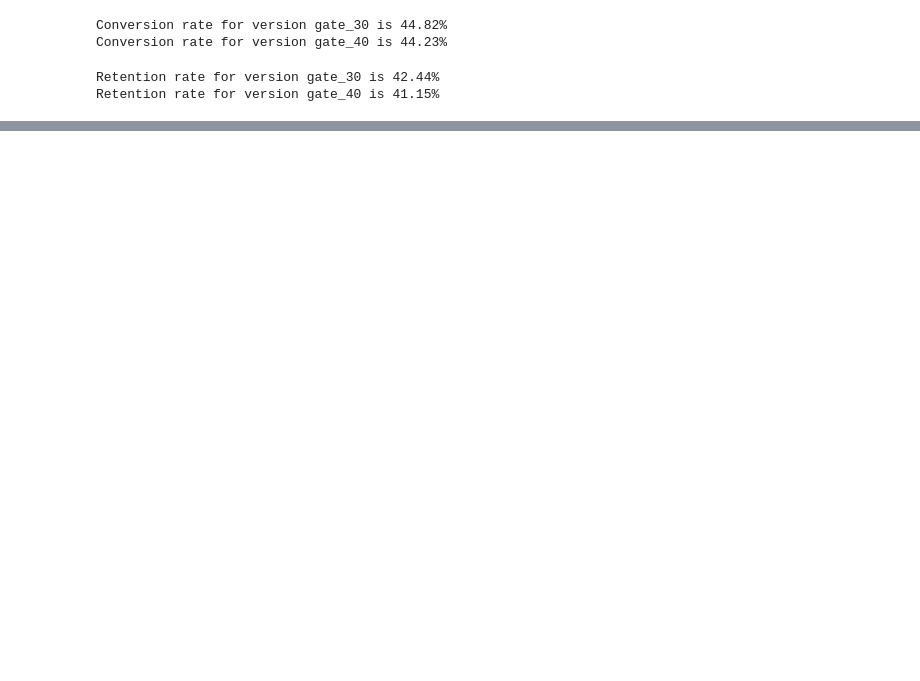
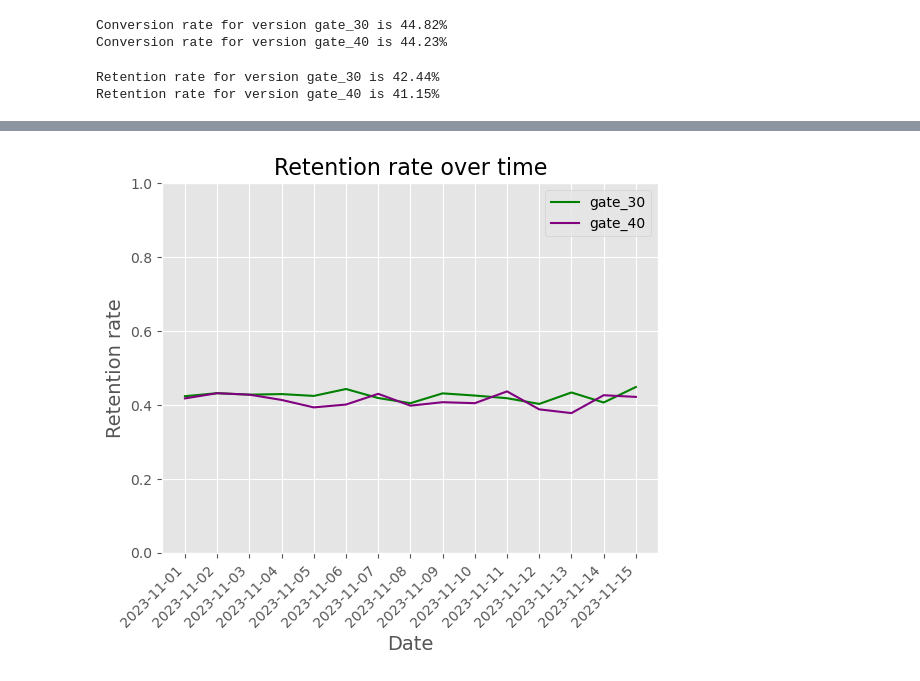
Before and after one commit to stepanaromanov/python_for_marketing_research_and_analytics, a Jupyter notebook: 1_analyzing_marketing_campaigns_with_pandas/analyzing_marketing_campaigns_with_pandas.ipynb, the cells around one changed output, grey strips where cells are left out. Drawn from its saved outputs; the diff is of its cells as text; code cells hidden in the pictures; blank space fills up the shorter version.

```diff
--- a/1_analyzing_marketing_campaigns_with_pandas/analyzing_marketing_campaigns_with_pandas.ipynb
+++ b/1_analyzing_marketing_campaigns_with_pandas/analyzing_marketing_campaigns_with_pandas.ipynb
@@ -58,2 +48,6 @@ plt.show()
+# %%
+#split data by game version
+gate_30_data = data[data['version'] == 'gate_30']
+gate_40_data = data[data['version'] == 'gate_40']
 # %%
 # calculate conversion rate for both versions
@@ -80,0 +100,41 @@ Retention rate for version gate_40 is 41.15%
+# %%
+# daily retention over time
+total_gate_30_by_date = gate_30_data[gate_30_data['converted'] == True].groupby(['subscribed'])['userid'].nunique()
+total_gate_40_by_date = gate_40_data[gate_40_data['converted'] == True].groupby(['subscribed'])['userid'].nunique()
+
+retained_gate_30_by_date = gate_30_data[gate_30_data['retention_7'] == True].groupby(['subscribed'])['userid'].nunique()
+retained_gate_40_by_date = gate_40_data[gate_40_data['retention_7'] == True].groupby(['subscribed'])['userid'].nunique()
+
+daily_retention_rate_gate_30 = retained_gate_30_by_date / total_gate_30_by_date
+daily_retention_rate_gate_40 = retained_gate_40_by_date / total_gate_40_by_date
+
+# turn series to dataframes and reset index; then merge dataframes
+daily_retention_rate_gate_30 = pd.DataFrame(daily_retention_rate_gate_30.reset_index())
+daily_retention_rate_gate_30.columns = ['date_subscribed', 'retention_rate_gate_30']
+
+daily_retention_rate_gate_40 = pd.DataFrame(daily_retention_rate_gate_40.reset_index())
+daily_retention_rate_gate_40.columns = ['date_subscribed', 'retention_rate_gate_40']
+daily_retention_rate = pd.merge(daily_retention_rate_gate_30,
+                                daily_retention_rate_gate_40,
+                                how="inner",
+                                on='date_subscribed')
+
+#plot individual lines with custom colors and styles
+plt.plot(daily_retention_rate['retention_rate_gate_30'], label='gate_30', color='green')
+plt.plot(daily_retention_rate['retention_rate_gate_40'], label='gate_40', color='purple')
+
+#add legend
+plt.legend()
+
+#add axis labels and a title
+plt.xticks(daily_retention_rate.index, [str(x)[:10] for x in daily_retention_rate['date_subscribed'].values])
+plt.xticks(rotation=45, ha='right')
+plt.ylabel('Retention rate', fontsize=14)
+plt.xlabel('Date', fontsize=14)
+plt.title('Retention rate over time', fontsize=16)
+plt.ylim(0, 1)
+
+#display plot
+plt.show()
+# %% [output]
+[figure, added]
```
Also changed, not shown: parts of 10 cells of this notebook.
